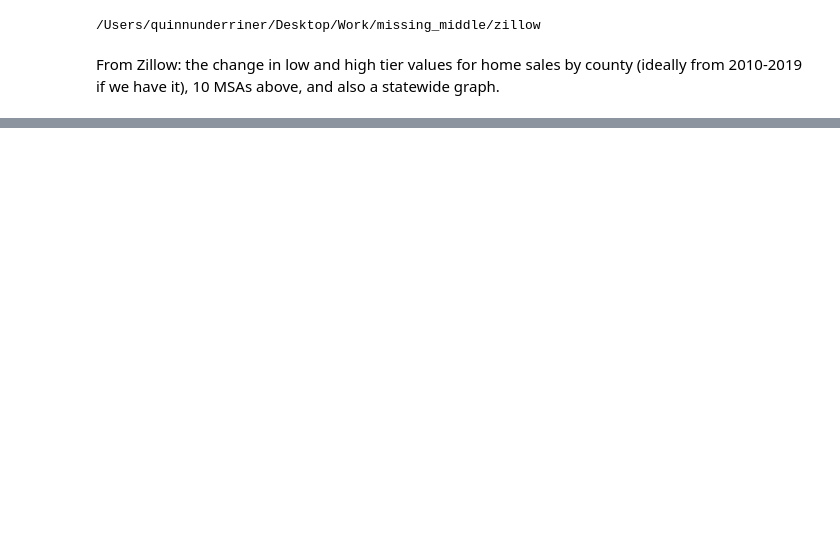
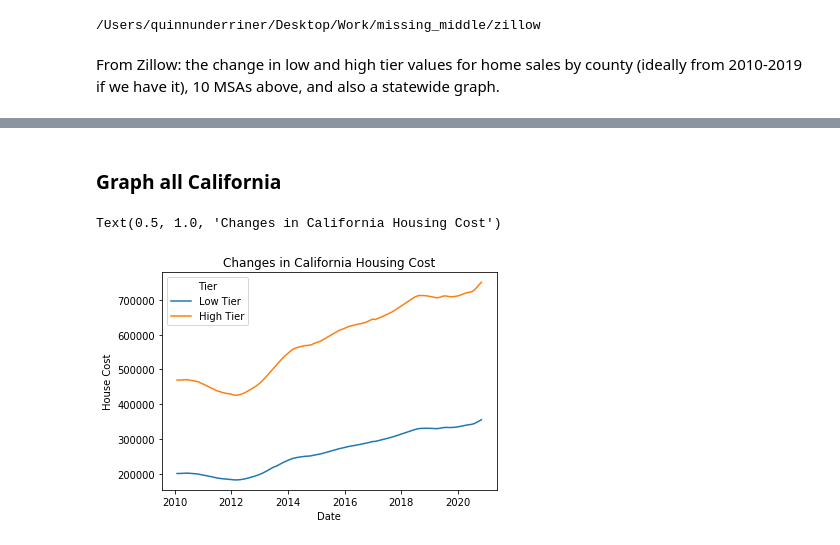
Before and after one commit to qunderriner/missing_middle_zillow, a Jupyter notebook: zillow_data_exploration.ipynb, the cells around one changed output, grey strips where cells are left out. Saved outputs shown, nothing was run; the diff lists cells and outputs as text; code cells hidden in the pictures; blank space fills up the shorter version.

```diff
--- a/zillow_data_exploration.ipynb
+++ b/zillow_data_exploration.ipynb
@@ -132,0 +56,4 @@ county2
+# %%
+county_home_value_melt = county_home_value_melt.rename(columns={"variable":"Date","value":"House Cost"})
+# %%
+county_home_value_melt['Date'] = pd.to_datetime(county_home_value_melt['Date'])
@@ -132,0 +69,24 @@ county2
+# %%
+def adjust_for_CPI(date,house_cost):
+    if date.year == 2010:
+        return cpi.inflate(house_cost, 2010)
+    if date.year == 2011:
+        return cpi.inflate(house_cost, 2011)
+    if date.year == 2012:
+        return cpi.inflate(house_cost, 2012)
+    if date.year == 2013:
+        return cpi.inflate(house_cost, 2013)
+    if date.year == 2014:
+        return cpi.inflate(house_cost, 2014)
+    if date.year == 2015:
+        return cpi.inflate(house_cost, 2015)
+    if date.year == 2016:
+        return cpi.inflate(house_cost, 2016)
+    if date.year == 2017:
+        return cpi.inflate(house_cost, 2017)
+    if date.year == 2018:
+        return cpi.inflate(house_cost, 2018)
+    if date.year == 2019:
+        return cpi.inflate(house_cost, 2019)
+    if date.year == 2020:
+        return house_cost
@@ -132,0 +95,9 @@ county2
+# %%
+county_home_value_melt['House_Cost_(2019)'] = county_home_value_melt[["Date","House Cost"]].apply(lambda x: adjust_for_CPI(*x), axis=1)
+# %% [markdown]
+### Graph all California
+# %%
+sns.lineplot(data=county_home_value_melt, x="Date", y="House Cost",hue="Tier",ci=None).set_title('Changes in California Housing Cost')
+# %% [output]
+Text(0.5, 1.0, 'Changes in California Housing Cost')
+[figure, added]
```
Also changed, not shown: parts of 16 cells of this notebook.
